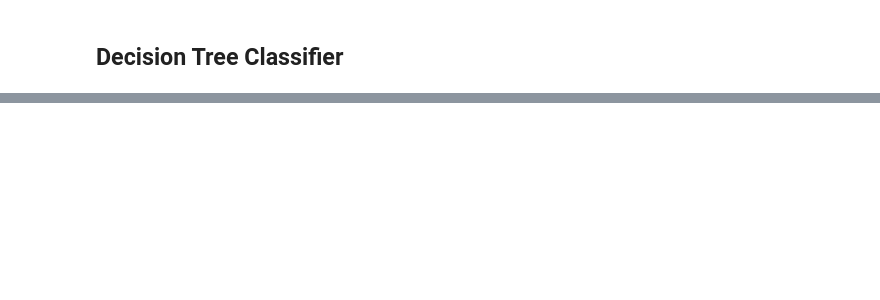
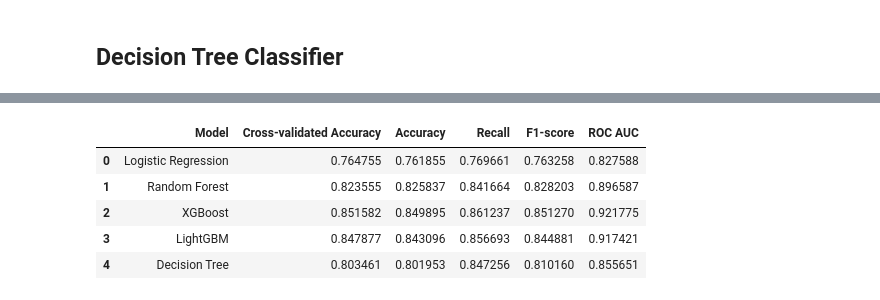
Before and after one commit to kacperpekalski/job_change_probability, a Jupyter notebook: job_change_probability.ipynb, the cells around one changed output, grey strips where cells are left out. Drawn from its saved outputs; the diff is of its cells as text; code cells hidden in the pictures; blank space fills up the shorter version.

```diff
--- a/job_change_probability.ipynb
+++ b/job_change_probability.ipynb
@@ -980,0 +1004,10 @@ Podsumowując, metody zespołowe, takie jak XGBoost i LightGBM, wykazują lepsz
+# %%
+results_df = pd.DataFrame(results, columns=['Model', 'Cross-validated Accuracy', 'Accuracy', 'Recall', 'F1-score', 'ROC AUC'])
+results_df
+# %% [output]
+|  | Model | Cross-validated Accuracy | Accuracy | Recall | F1-score | ROC AUC |
+| 0 | Logistic Regression | 0.764755 | 0.761855 | 0.769661 | 0.763258 | 0.827588 |
+| 1 | Random Forest | 0.823555 | 0.825837 | 0.841664 | 0.828203 | 0.896587 |
+| 2 | XGBoost | 0.851582 | 0.849895 | 0.861237 | 0.851270 | 0.921775 |
+| 3 | LightGBM | 0.847877 | 0.843096 | 0.856693 | 0.844881 | 0.917421 |
+| 4 | Decision Tree | 0.803461 | 0.801953 | 0.847256 | 0.810160 | 0.855651 |
```
Also changed, not shown: parts of 38 cells of this notebook, 2 other files.
